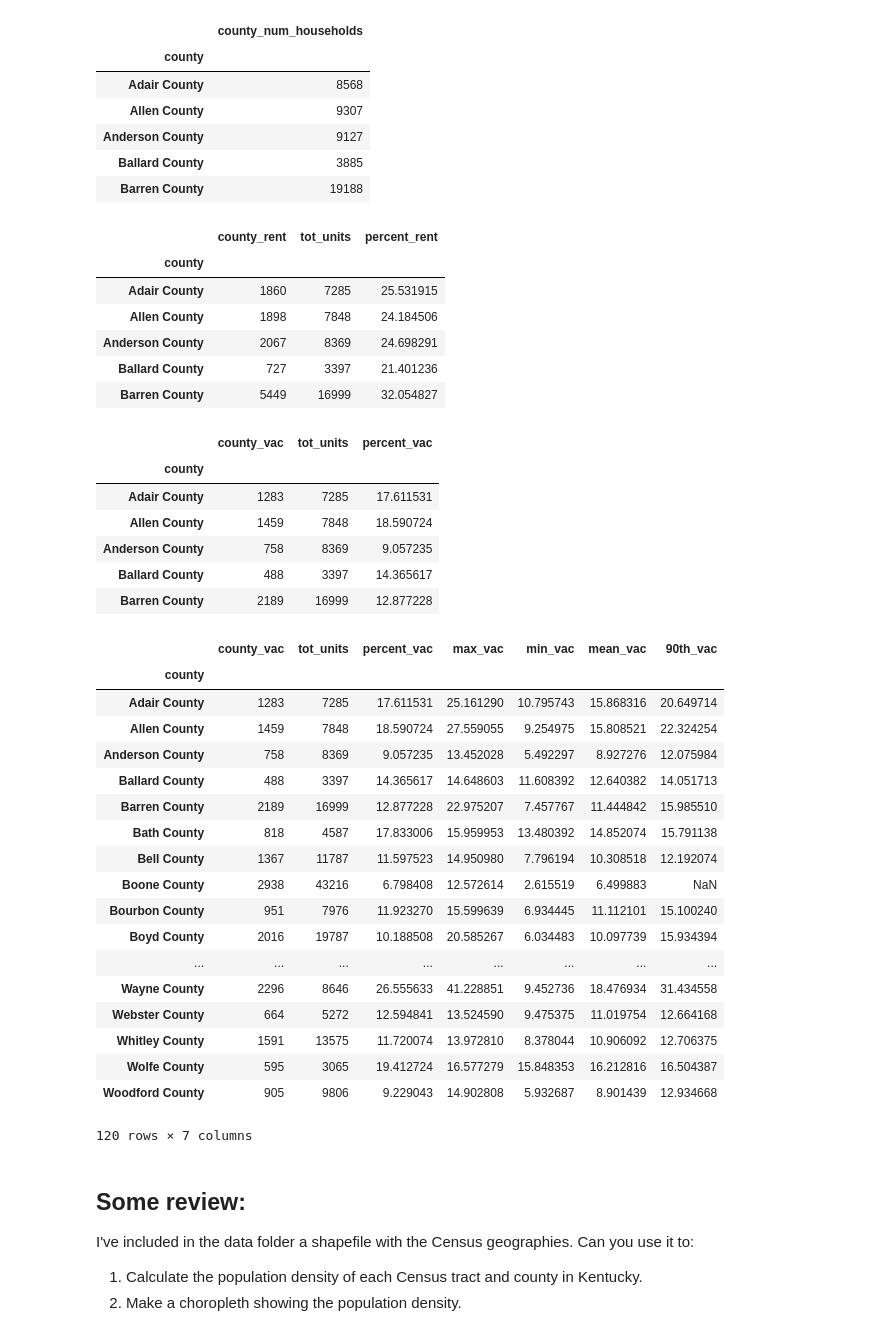
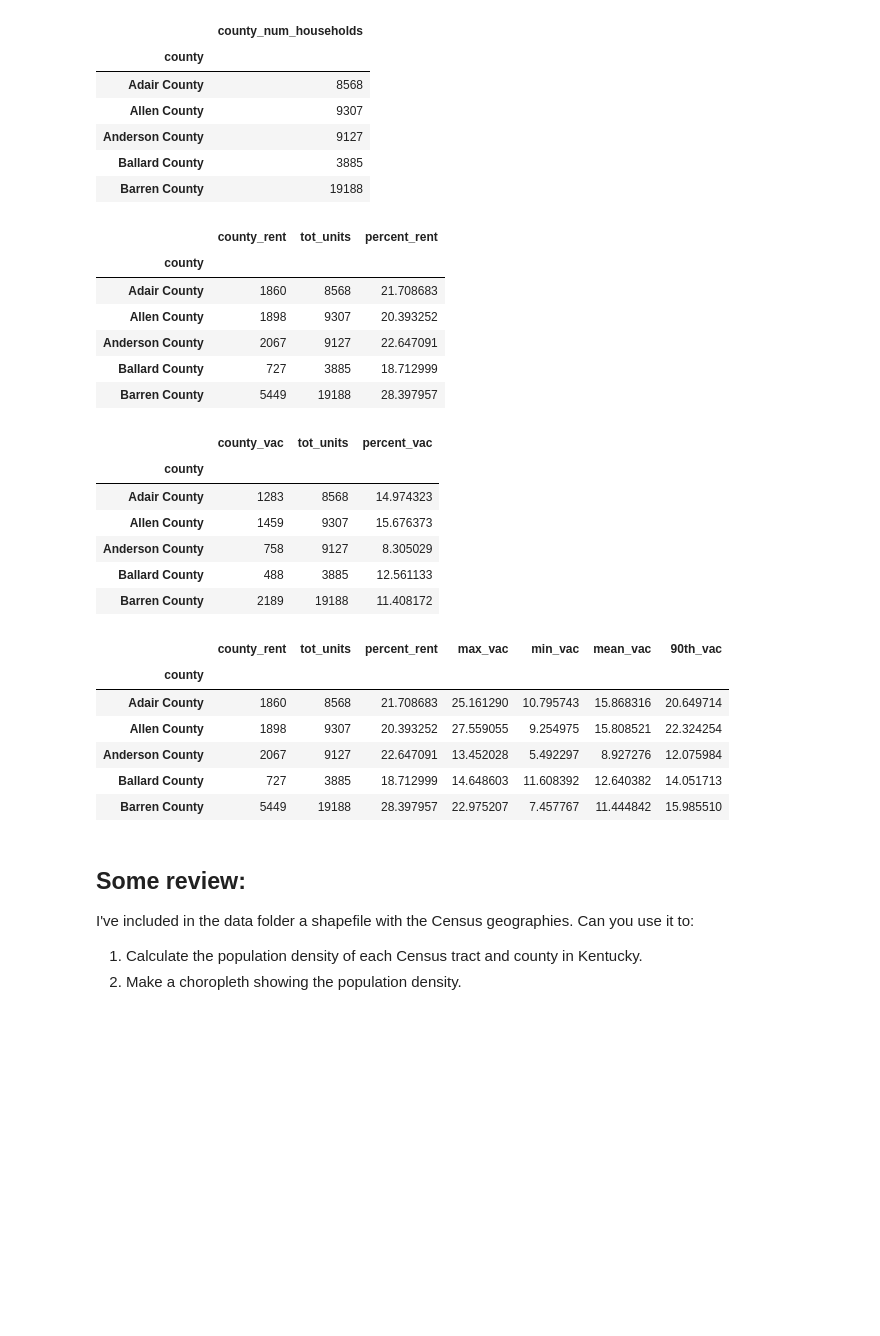
Before and after one commit to ramu225/ce599-s17, a Jupyter notebook: 12-Grouping/groupby.ipynb, the cells around one changed output. Drawn from its saved outputs; the diff is of its cells as text; code cells hidden in the pictures; blank space fills up the shorter version.

Commit message:
group by assignment final update

```diff
--- a/12-Grouping/groupby.ipynb
+++ b/12-Grouping/groupby.ipynb
@@ -332,58 +332,46 @@ county2.head()
 | Barren County | 19188 |
 # %%
 county3 = sf1['H4-D004'].groupby(sf1['county']).sum().to_frame(name = 'county_rent')
-county3['tot_units'] = sf1['H4-D001'].groupby(sf1['county']).sum()
+county3['tot_units'] = sf1['H1-D001'].groupby(sf1['county']).sum()
 county3['percent_rent'] = county3['county_rent']/county3['tot_units']*100
 county3.head()
 # %% [output]
 |  | county_rent | tot_units | percent_rent |
 | county |  |  |  |
-| Adair County | 1860 | 7285 | 25.531915 |
-| Allen County | 1898 | 7848 | 24.184506 |
-| Anderson County | 2067 | 8369 | 24.698291 |
-| Ballard County | 727 | 3397 | 21.401236 |
-| Barren County | 5449 | 16999 | 32.054827 |
+| Adair County | 1860 | 8568 | 21.708683 |
+| Allen County | 1898 | 9307 | 20.393252 |
+| Anderson County | 2067 | 9127 | 22.647091 |
+| Ballard County | 727 | 3885 | 18.712999 |
+| Barren County | 5449 | 19188 | 28.397957 |
 # %%
 county3 = sf1['H3-D003'].groupby(sf1['county']).sum().to_frame(name = 'county_vac')
-county3['tot_units'] = sf1['H4-D001'].groupby(sf1['county']).sum()
+county3['tot_units'] = sf1['H1-D001'].groupby(sf1['county']).sum()
 county3['percent_vac'] = county3['county_vac']/county3['tot_units']*100
 county3.head()
 # %% [output]
 |  | county_vac | tot_units | percent_vac |
 | county |  |  |  |
-| Adair County | 1283 | 7285 | 17.611531 |
-| Allen County | 1459 | 7848 | 18.590724 |
-| Anderson County | 758 | 8369 | 9.057235 |
-| Ballard County | 488 | 3397 | 14.365617 |
-| Barren County | 2189 | 16999 | 12.877228 |
+| Adair County | 1283 | 8568 | 14.974323 |
+| Allen County | 1459 | 9307 | 15.676373 |
+| Anderson County | 758 | 9127 | 8.305029 |
+| Ballard County | 488 | 3885 | 12.561133 |
+| Barren County | 2189 | 19188 | 11.408172 |
 # %%
 import numpy as np
 county3['max_vac'] = sf1['pct_vacant'].groupby(sf1['county']).max()
 county3['min_vac'] = sf1['pct_vacant'].groupby(sf1['county']).min()
 county3['mean_vac'] = sf1['pct_vacant'].groupby(sf1['county']).mean()
 county3['90th_vac'] =sf1['pct_vacant'].groupby(sf1['county']).quantile(0.9)
 
-county3
+county3.head()
 # %% [output]
-|  | county_vac | tot_units | percent_vac | max_vac | min_vac | mean_vac | 90th_vac |
+|  | county_rent | tot_units | percent_rent | max_vac | min_vac | mean_vac | 90th_vac |
 | county |  |  |  |  |  |  |  |
-| Adair County | 1283 | 7285 | 17.611531 | 25.161290 | 10.795743 | 15.868316 | 20.649714 |
-| Allen County | 1459 | 7848 | 18.590724 | 27.559055 | 9.254975 | 15.808521 | 22.324254 |
-| Anderson County | 758 | 8369 | 9.057235 | 13.452028 | 5.492297 | 8.927276 | 12.075984 |
-| Ballard County | 488 | 3397 | 14.365617 | 14.648603 | 11.608392 | 12.640382 | 14.051713 |
-| Barren County | 2189 | 16999 | 12.877228 | 22.975207 | 7.457767 | 11.444842 | 15.985510 |
-| Bath County | 818 | 4587 | 17.833006 | 15.959953 | 13.480392 | 14.852074 | 15.791138 |
-| Bell County | 1367 | 11787 | 11.597523 | 14.950980 | 7.796194 | 10.308518 | 12.192074 |
-| Boone County | 2938 | 43216 | 6.798408 | 12.572614 | 2.615519 | 6.499883 | NaN |
-| Bourbon County | 951 | 7976 | 11.923270 | 15.599639 | 6.934445 | 11.112101 | 15.100240 |
-| Boyd County | 2016 | 19787 | 10.188508 | 20.585267 | 6.034483 | 10.097739 | 15.934394 |
-| ... | ... | ... | ... | ... | ... | ... | ... |
-| Wayne County | 2296 | 8646 | 26.555633 | 41.228851 | 9.452736 | 18.476934 | 31.434558 |
-| Webster County | 664 | 5272 | 12.594841 | 13.524590 | 9.475375 | 11.019754 | 12.664168 |
-| Whitley County | 1591 | 13575 | 11.720074 | 13.972810 | 8.378044 | 10.906092 | 12.706375 |
-| Wolfe County | 595 | 3065 | 19.412724 | 16.577279 | 15.848353 | 16.212816 | 16.504387 |
-| Woodford County | 905 | 9806 | 9.229043 | 14.902808 | 5.932687 | 8.901439 | 12.934668 |
+| Adair County | 1860 | 8568 | 21.708683 | 25.161290 | 10.795743 | 15.868316 | 20.649714 |
+| Allen County | 1898 | 9307 | 20.393252 | 27.559055 | 9.254975 | 15.808521 | 22.324254 |
+| Anderson County | 2067 | 9127 | 22.647091 | 13.452028 | 5.492297 | 8.927276 | 12.075984 |
+| Ballard County | 727 | 3885 | 18.712999 | 14.648603 | 11.608392 | 12.640382 | 14.051713 |
+| Barren County | 5449 | 19188 | 28.397957 | 22.975207 | 7.457767 | 11.444842 | 15.985510 |
-120 rows × 7 columns
 # %% [markdown]
 ## Some review:
 
```
